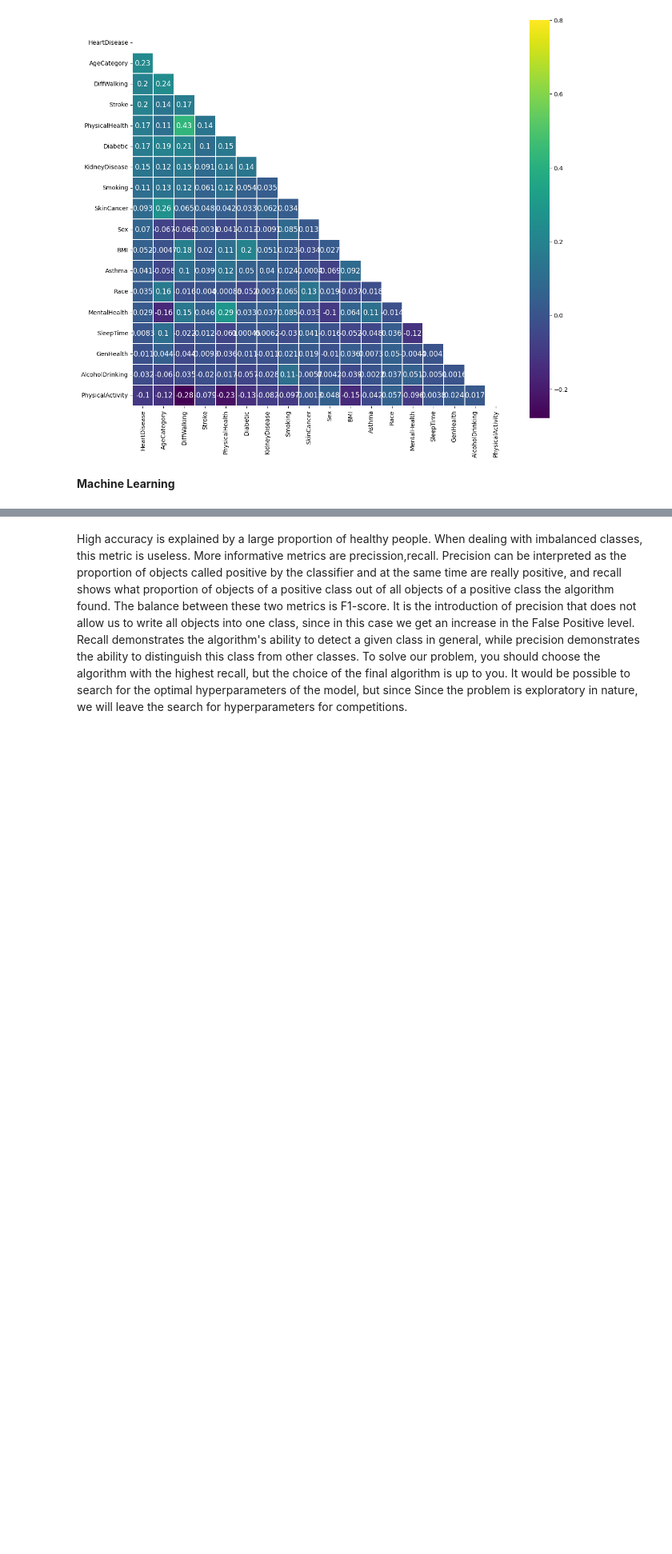
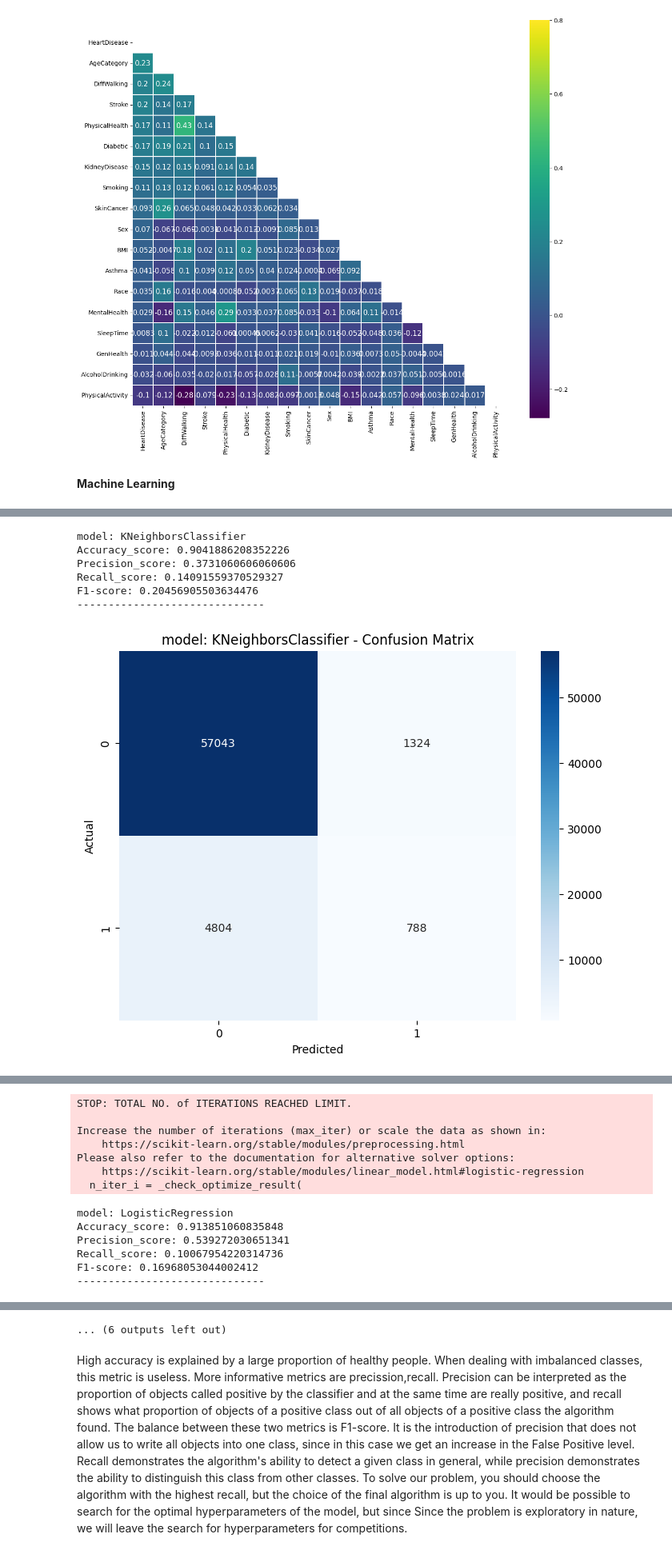
Before and after one commit to TravisBriffa/TravisBriffa_Dissertation, a Jupyter notebook: main.ipynb, the cells around one changed output, grey strips where cells are left out. Shown at 80% size. Cells and saved outputs as stored; diff of their text form; code cells hidden in the pictures; blank space fills up the shorter version.

```diff
--- a/main.ipynb
+++ b/main.ipynb
@@ -319,4 +310,4 @@ from sklearn.metrics import f1_score
 y=train['HeartDisease']
 train.drop('HeartDisease',axis=1,inplace=True)
 # %%
-X_train, X_test, y_train, y_test=train_test_split(train,y,test_size=0.1,random_state=42)
+X_train, X_test, y_train, y_test=train_test_split(train,y,test_size=0.2,random_state=42)
@@ -367,0 +314,61 @@ F1-score: 0.19726930320150662
+# %%
+categorical_features = ['Smoking', 'AlcoholDrinking', 'Stroke', 'DiffWalking', 'Sex', 'AgeCategory', 'Race', 'Diabetic', 'PhysicalActivity', 'GenHealth', 'Asthma', 'KidneyDisease', 'SkinCancer']
+
+preprocessor = ColumnTransformer(
+    transformers=[
+        ('cat', OneHotEncoder(), categorical_features)])
+
+models = [KNeighborsClassifier(), LogisticRegression(), XGBClassifier(), ExtraTreesClassifier()]
+
+for m in models:
+    m.fit(X_train, y_train)
+    y_pred = m.predict(X_test)
+
+    pipeline = Pipeline(steps=[('preprocessor', preprocessor),
+                               ('classifier', m)])
+
+    pipeline.fit(X_train, y_train)
+    y_pred = pipeline.predict(X_test)
+
+    print(f'model: {m.__class__.__name__}')
+    print(f'Accuracy_score: {accuracy_score(y_test,y_pred)}')
+    print(f'Precision_score: {precision_score(y_test,y_pred)}')
+    print(f'Recall_score: {recall_score(y_test,y_pred)}')
+    print(f'F1-score: {f1_score(y_test,y_pred)}')
+    print('-'*30, '\n')
+
+    conf_matrix = confusion_matrix(y_test, y_pred)
+    plt.figure(figsize=(8, 6))
+    sns.heatmap(conf_matrix, annot=True, fmt='d', cmap='Blues')
+    plt.title(f'model: {m.__class__.__name__} - Confusion Matrix')
+    plt.xlabel('Predicted')
+    plt.ylabel('Actual')
+    plt.show()
+
+    y_prob = pipeline.predict_proba(X_test)[:, 1] if hasattr(pipeline.named_steps['classifier'], "predict_proba") else pipeline.decision_function(X_test)
+    precision, recall, _ = precision_recall_curve(y_test, y_prob)
+    plt.figure(figsize=(8, 6))
+    plt.plot(recall, precision, marker='.')
+    plt.title(f'model: {m.__class__.__name__} - Precision-Recall Curve')
+    plt.xlabel('Recall')
+    plt.ylabel('Precision')
+    plt.show()
+
+    fpr, tpr, _ = roc_curve(y_test, y_prob)
+    roc_auc = auc(fpr, tpr)
+    plt.figure(figsize=(8, 6))
+    plt.plot(fpr, tpr, marker='.', label=f'ROC curve (area = {roc_auc:.2f})')
+    plt.plot([0, 1], [0, 1], linestyle='--')
+    plt.title(f'model: {m.__class__.__name__} - ROC Curve')
+    plt.xlabel('False Positive Rate')
+    plt.ylabel('True Positive Rate')
+    plt.legend()
+    plt.show()
+# %% [output]
+model: KNeighborsClassifier
+Accuracy_score: 0.9041886208352226
+Precision_score: 0.3731060606060606
+Recall_score: 0.14091559370529327
+F1-score: 0.20456905503634476
+------------------------------
+[figure, added]
@@ -367,0 +377,13 @@ F1-score: 0.19726930320150662
+STOP: TOTAL NO. of ITERATIONS REACHED LIMIT.
+
+Increase the number of iterations (max_iter) or scale the data as shown in:
+    https://scikit-learn.org/stable/modules/preprocessing.html
+Please also refer to the documentation for alternative solver options:
+    https://scikit-learn.org/stable/modules/linear_model.html#logistic-regression
+  n_iter_i = _check_optimize_result(
+model: LogisticRegression
+Accuracy_score: 0.913851060835848
+Precision_score: 0.539272030651341
+Recall_score: 0.10067954220314736
+F1-score: 0.16968053044002412
+------------------------------
@@ -368,2 +401,3 @@ F1-score: 0.19726930320150662
+... (6 outputs left out)
 # %% [markdown]
 High accuracy is explained by a large proportion of healthy people. When dealing with imbalanced classes, this metric is useless. More informative metrics are precission,recall. Precision can be interpreted as the proportion of objects called positive by the classifier and at the same time are really positive, and recall shows what proportion of objects of a positive class out of all objects of a positive class the algorithm found. The balance between these two metrics is F1-score. It is the introduction of precision that does not allow us to write all objects into one class, since in this case we get an increase in the False Positive level. Recall demonstrates the algorithm's ability to detect a given class in general, while precision demonstrates the ability to distinguish this class from other classes. To solve our problem, you should choose the algorithm with the highest recall, but the choice of the final algorithm is up to you. It would be possible to search for the optimal hyperparameters of the model, but since Since the problem is exploratory in nature, we will leave the search for hyperparameters for competitions.
```
Also changed, not shown: parts of 5 cells of this notebook.
